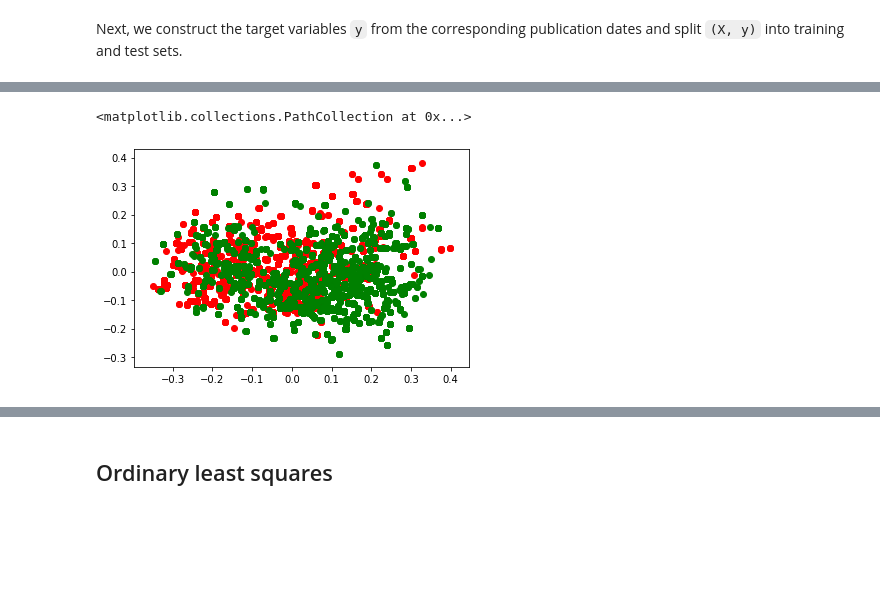
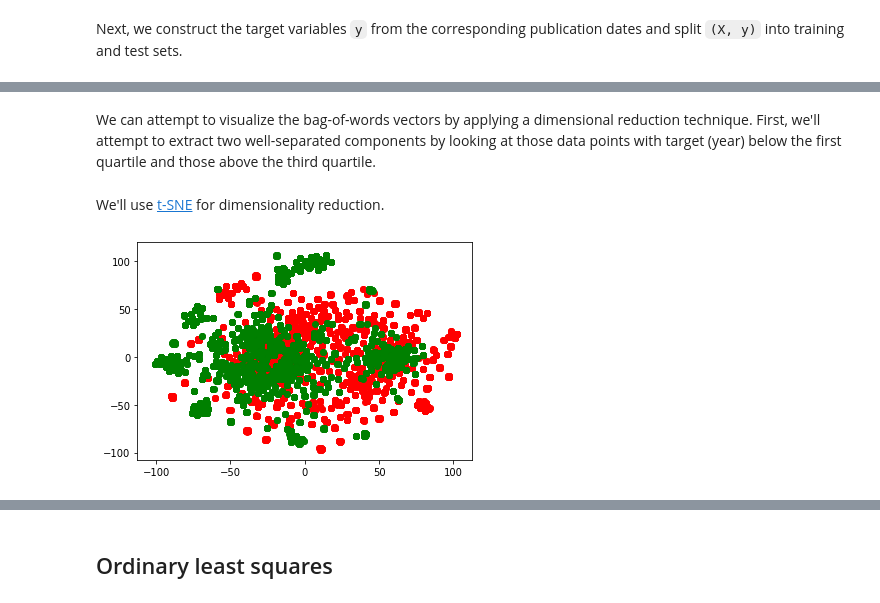
Before and after one commit to bencwallace/doc2date, a Jupyter notebook: doc2date.ipynb, the cells around one changed output, grey strips where cells are left out. Drawn from its saved outputs; the diff is of its cells as text; code cells hidden in the pictures; blank space fills up the shorter version.

Commit message:
added tsne visualization of bag-of-words

```diff
--- a/doc2date.ipynb
+++ b/doc2date.ipynb
@@ -154,9 +133,7 @@ features['sentences'] = docs['text'].apply(lambda text: len(text.split('.')))
 # %%
 %%time
+
+# clean the data
 table = str.maketrans("","", string.punctuation)
-def clean(text):
-    text = re.sub(r'[^a-z\s]', '', text)
-    return ' '.join(text.split())
-
-docs['text'] = docs['text'].map(clean)
+docs['text'] = docs['text'].str.replace('[^a-z\s]', '').map(lambda text: ' '.join(text.split()))
 # %% [output]
@@ -279,6 +245,21 @@ c2 = components[split['year'] > q3]
+# %% [markdown]
+We can attempt to visualize the bag-of-words vectors by applying a dimensional reduction technique. First, we'll attempt to extract two well-separated components by looking at those data points with target (year) below the first quartile and those above the third quartile.
+# %%
+q1 = segments['year'].quantile(0.25)
+q3 = segments['year'].quantile(0.75)
+
+X_split = X[(segments['year'] < q1) | (segments['year'] > q3)]
+y_split = y[(segments['year'] < q1) | (segments['year'] > q3)]
+# %% [markdown]
+We'll use [t-SNE](https://en.wikipedia.org/wiki/T-distributed_stochastic_neighbor_embedding) for dimensionality reduction.
+# %%
+tsne = TSNE()
+result = tsne.fit_transform(X_split)
 # %%
-plt.scatter(c1[:, 0], c1[:, 1], c='r')
-plt.scatter(c2[:, 0], c2[:, 1], c='g')
+result1 = result[y_split < q1]
+result3 = result[y_split > q3]
+
+plt.scatter(result1[:, 0], result1[:, 1], c='r')
+_ = plt.scatter(result3[:, 0], result3[:, 1], c='g')
 # %% [output]
-<matplotlib.collections.PathCollection at 0x...>
-[figure, old version]
+[figure, new version]
```
Also changed, not shown: parts of 20 cells of this notebook.
